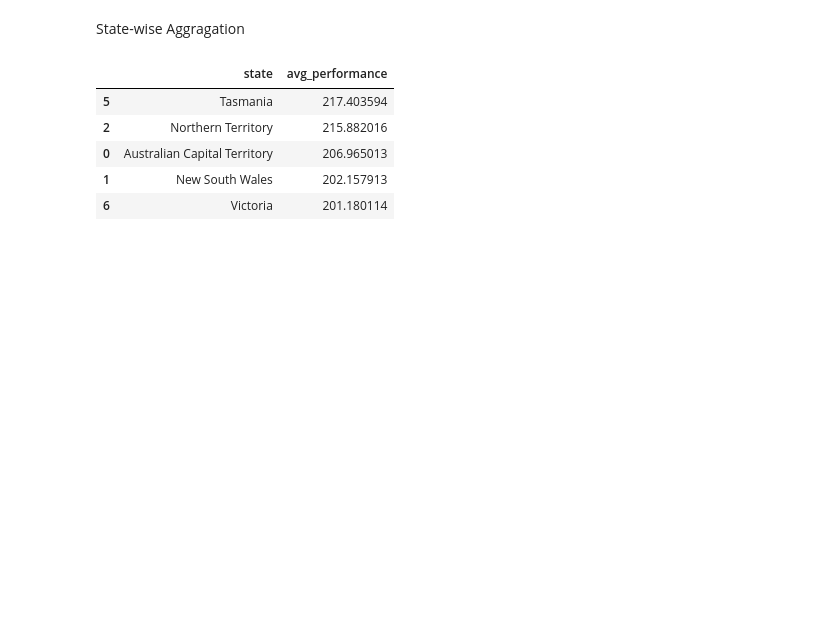
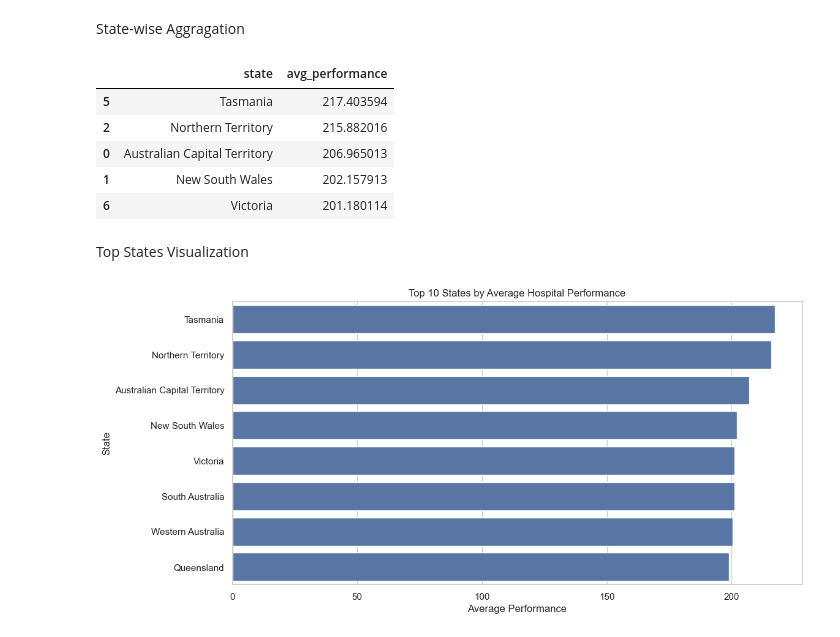
Before and after one commit to MahnoorAhmed-Dev/Hospital-Operations-Analytics-Pipeline, a Jupyter notebook: data_mining/notebooks/05_eda_hospital_segmentation_analysis.ipynb, the cells around one changed output. Saved outputs shown, nothing was run; the diff lists cells and outputs as text; code cells hidden in the pictures; blank space fills up the shorter version.

Commit message:
feat(eda3): visualize highest and lowest performing states

```diff
--- a/data_mining/notebooks/05_eda_hospital_segmentation_analysis.ipynb
+++ b/data_mining/notebooks/05_eda_hospital_segmentation_analysis.ipynb
@@ -125,3 +125,15 @@ state_perf.head()
 | 0 | Australian Capital Territory | 206.965013 |
 | 1 | New South Wales | 202.157913 |
 | 6 | Victoria | 201.180114 |
+# %% [markdown]
+Top States Visualization
+# %%
+top_states = state_perf.head(10)
+plt.figure(figsize=(12, 6))
+sns.barplot(data=top_states, x='avg_performance', y='state')
+plt.title('Top 10 States by Average Hospital Performance')
+plt.xlabel('Average Performance')
+plt.ylabel('State')
+plt.show()
+# %% [output]
+[figure, added]
```
Also changed, not shown: parts of 2 cells of this notebook.
